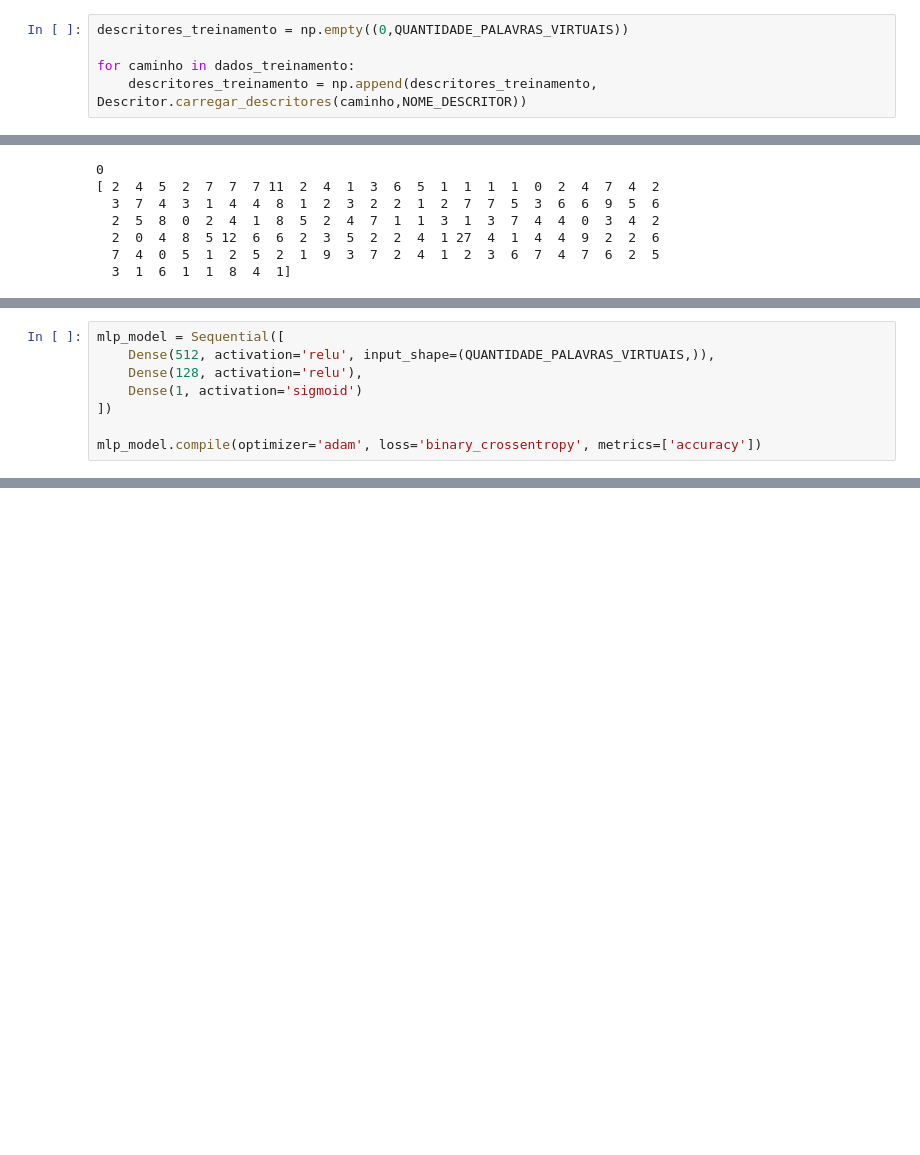
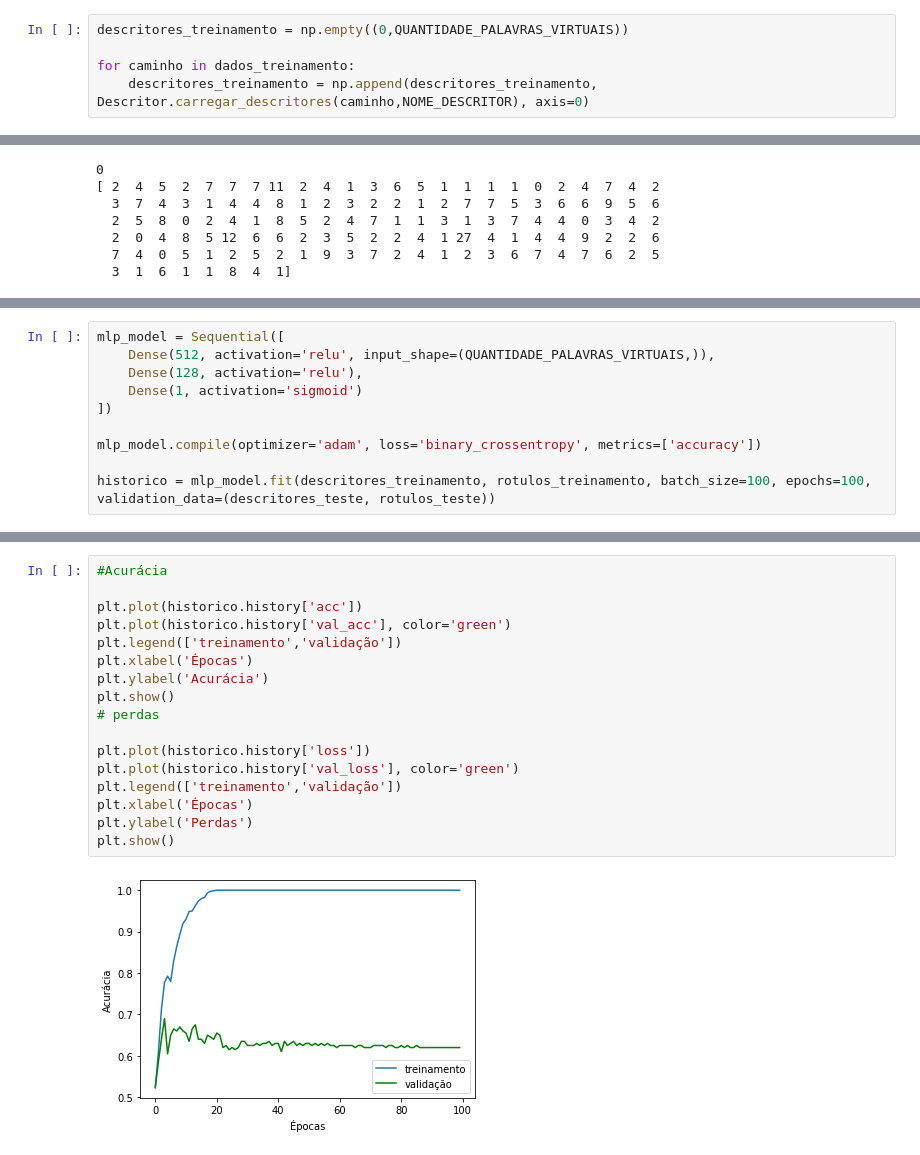
Before and after one commit to alura-cursos/Visao-Computacional-Classificacao, a Jupyter notebook: Detecção_de_imagens_com_pessoas.ipynb, the cells around one changed output, grey strips where cells are left out. Cells and saved outputs as stored; diff of their text form; blank space fills up the shorter version.

Commit message:
aula-3.1-treinamento-e-teste-do-modelo

```diff
--- a/Detecção_de_imagens_com_pessoas.ipynb
+++ b/Detecção_de_imagens_com_pessoas.ipynb
@@ -169,7 +165,7 @@ estração de caracteriscas finalizada e descritores salvos!
 descritores_treinamento = np.empty((0,QUANTIDADE_PALAVRAS_VIRTUAIS))
 
 for caminho in dados_treinamento:
-    descritores_treinamento = np.append(descritores_treinamento, Descritor.carregar_descritores(caminho,NOME_DESCRITOR))
+    descritores_treinamento = np.append(descritores_treinamento, Descritor.carregar_descritores(caminho,NOME_DESCRITOR), axis=0)
 # %% [output]
 formato do array de descritores:  (400, 128)
 formato do array de descritores:  (400, 128)
@@ -215,3 +212,5 @@ mlp_model = Sequential([
 ])
 
 mlp_model.compile(optimizer='adam', loss='binary_crossentropy', metrics=['accuracy'])
+
+historico = mlp_model.fit(descritores_treinamento, rotulos_treinamento, batch_size=100, epochs=100, validation_data=(descritores_teste, rotulos_teste))
@@ -217,0 +235,19 @@ mlp_model.compile(optimizer='adam', loss='binary_crossentropy', metrics=['accura
+# %%
+#Acurácia
+
+plt.plot(historico.history['acc'])
+plt.plot(historico.history['val_acc'], color='green')
+plt.legend(['treinamento','validação'])
+plt.xlabel('Épocas')
+plt.ylabel('Acurácia')
+plt.show()
+# perdas
+
+plt.plot(historico.history['loss'])
+plt.plot(historico.history['val_loss'], color='green')
+plt.legend(['treinamento','validação'])
+plt.xlabel('Épocas')
+plt.ylabel('Perdas')
+plt.show()
+# %% [output]
+[figure, added]
```
Also changed, not shown: parts of 4 cells of this notebook.
